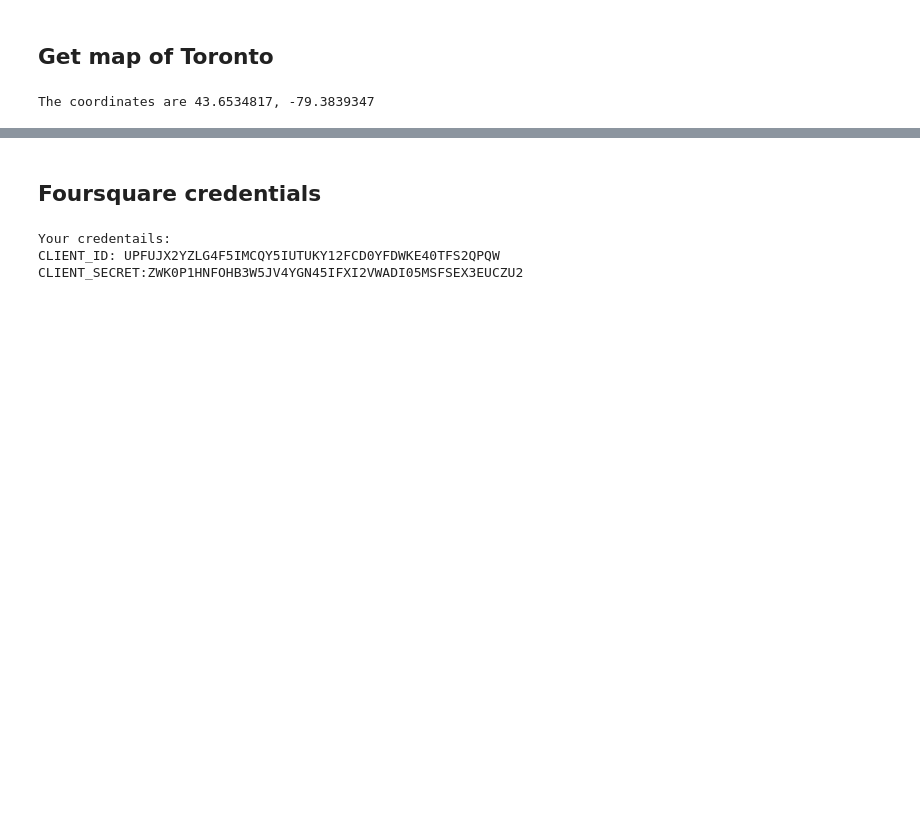
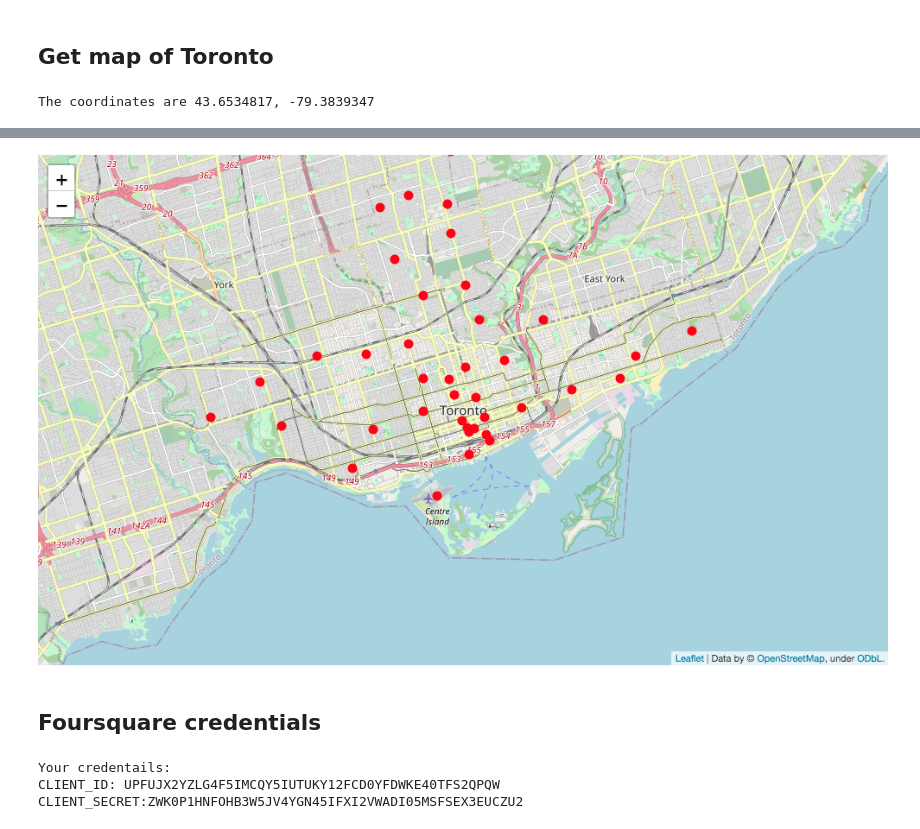
Before and after one commit to jgburgos/Coursera_Capstone, a Jupyter notebook: Segmenting and Clustering Neighborhoods in Toronto #3.ipynb, the cells around one changed output, grey strips where cells are left out. Cells and saved outputs as stored; diff of their text form; code cells hidden in the pictures; blank space fills up the shorter version.

```diff
--- a/Segmenting and Clustering Neighborhoods in Toronto #3.ipynb
+++ b/Segmenting and Clustering Neighborhoods in Toronto #3.ipynb
@@ -155,13 +156,17 @@ for lat, lng, borough, neighborhood in zip(df_toronto.Latitude,
     folium.CircleMarker(
         [lat, lng],
         radius=4,
-        color='green',
+        color='red',
         popup=label,
         fill = True,
-        fill_color='green',
+        fill_color='red',
         fill_opacity=1
     ).add_to(map_toronto)
 
 # display map
 map_toronto
+
+# Since Folium maps do not display in Github, I have attached an immage of the map
+
+Image(filename='map_toronto.png')
 # %% [output]
@@ -169,3 +173,4 @@ map_toronto
+[figure, added]
 # %% [markdown]
 ## Foursquare credentials
 # %%
```
Also changed, not shown: parts of 3 cells of this notebook.
